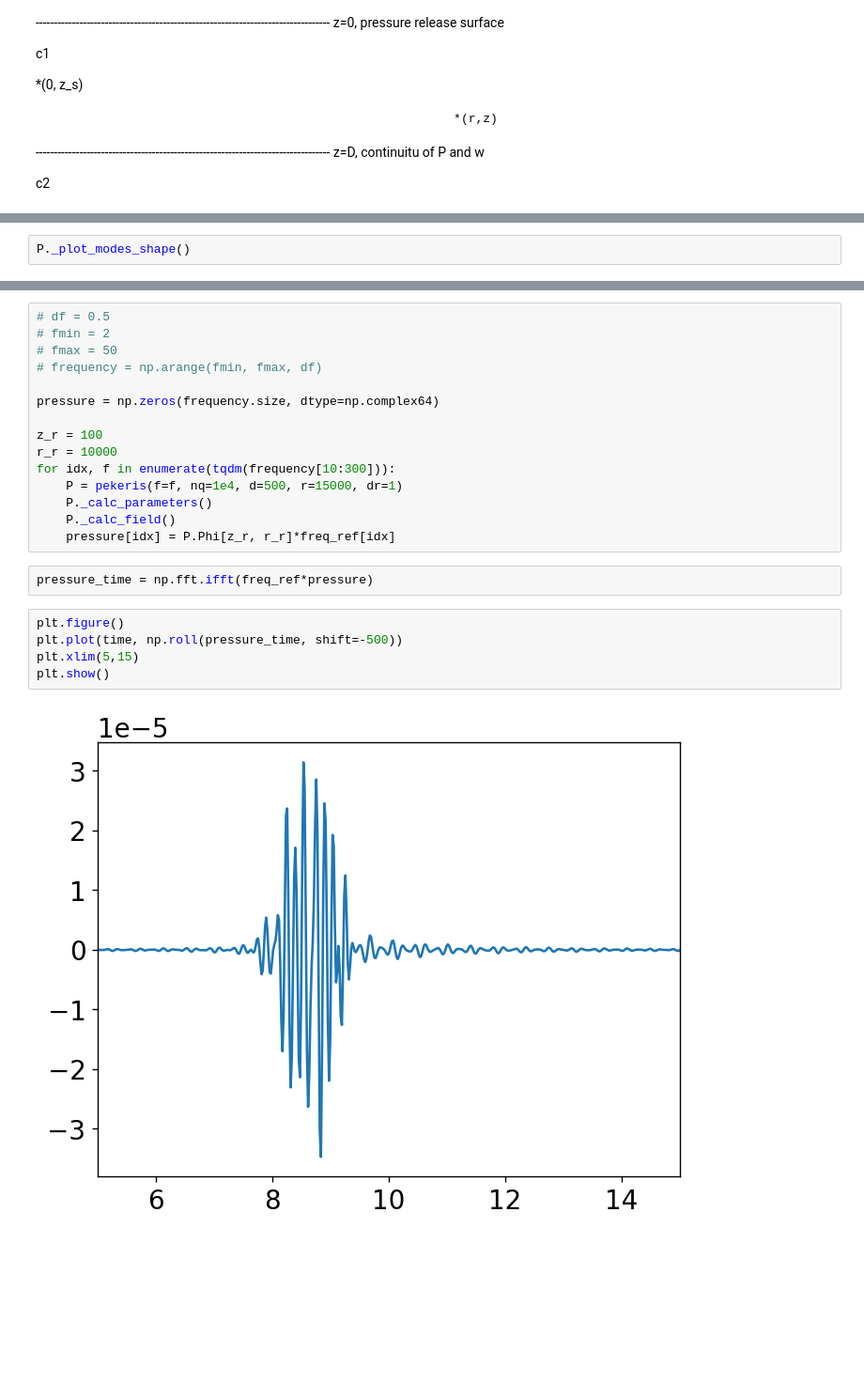
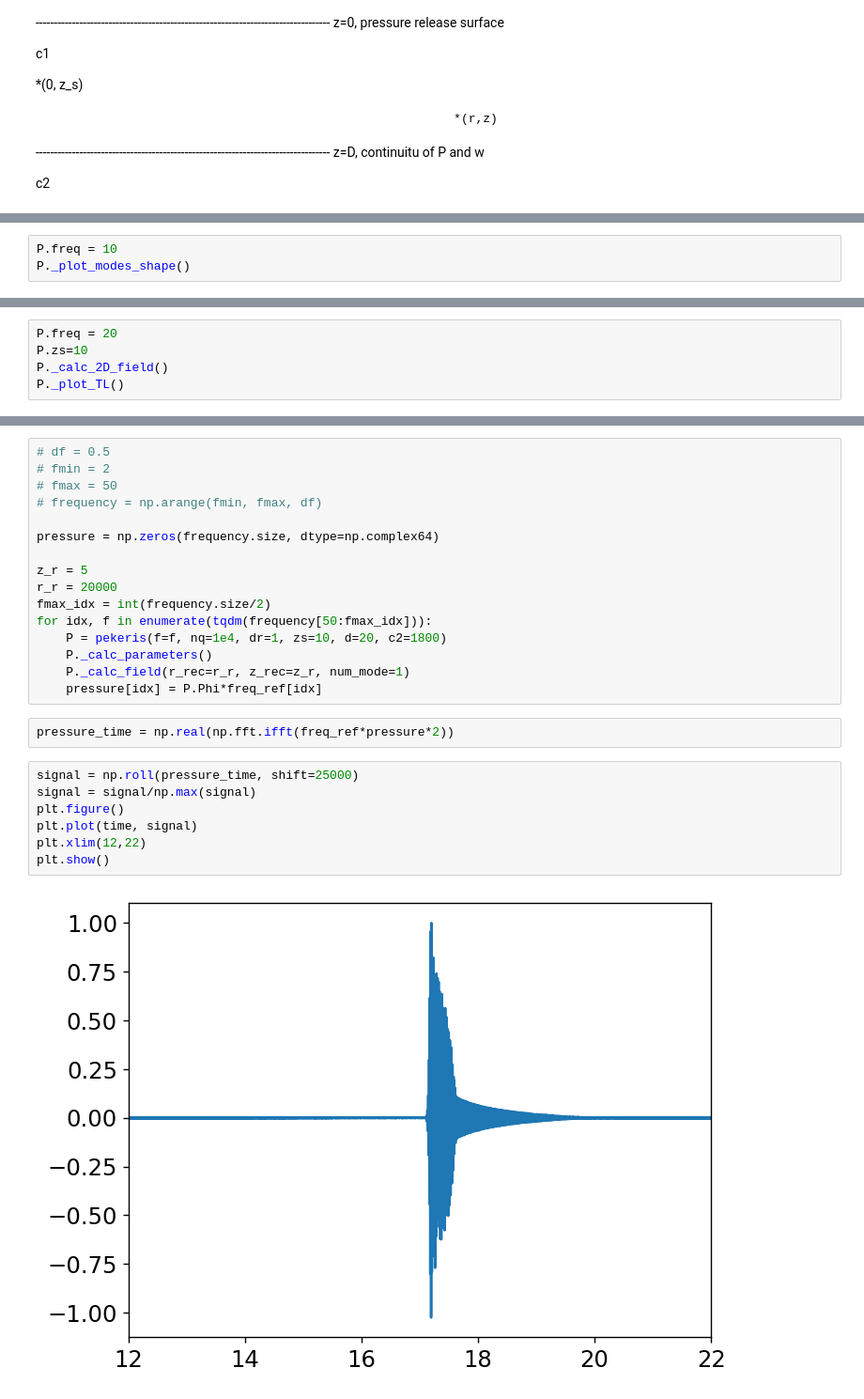
Before and after one commit to Gilaverbuch/pypekeris, a Jupyter notebook: Pekeris Solver.ipynb, the cells around one changed output, grey strips where cells are left out. Shown at 94% size. Drawn from its saved outputs; the diff is of its cells as text; blank space fills up the shorter version.

Commit message:
2D field calculations

```diff
--- a/Pekeris Solver.ipynb
+++ b/Pekeris Solver.ipynb
@@ -64,3 +64,4 @@ P._plot_discrete_modes()
 # %%
+P.freq = 10
 P._plot_modes_shape()
 # %% [output]
@@ -108,0 +73,5 @@ frequency[300]
+# %%
+P.freq = 20
+P.zs=10
+P._calc_2D_field()
+P._plot_TL()
@@ -114,19 +124,22 @@ frequency[300]
 
 pressure = np.zeros(frequency.size, dtype=np.complex64)
 
-z_r = 100
-r_r = 10000
-for idx, f in enumerate(tqdm(frequency[10:300])):
-    P = pekeris(f=f, nq=1e4, d=500, r=15000, dr=1)
+z_r = 5
+r_r = 20000
+fmax_idx = int(frequency.size/2)
+for idx, f in enumerate(tqdm(frequency[50:fmax_idx])):
+    P = pekeris(f=f, nq=1e4, dr=1, zs=10, d=20, c2=1800)
     P._calc_parameters()
-    P._calc_field()
-    pressure[idx] = P.Phi[z_r, r_r]*freq_ref[idx]
+    P._calc_field(r_rec=r_r, z_rec=z_r, num_mode=1)
+    pressure[idx] = P.Phi*freq_ref[idx]
 # %%
-pressure_time = np.fft.ifft(freq_ref*pressure)
+pressure_time = np.real(np.fft.ifft(freq_ref*pressure*2))
 # %%
+signal = np.roll(pressure_time, shift=25000)
+signal = signal/np.max(signal)
 plt.figure()
-plt.plot(time, np.roll(pressure_time, shift=-500))
-plt.xlim(5,15)
+plt.plot(time, signal)
+plt.xlim(12,22)
 plt.show()
 # %% [output]
-[figure, old version]
+[figure, new version]
```
Also changed, not shown: parts of 15 cells of this notebook, 1 other file.
